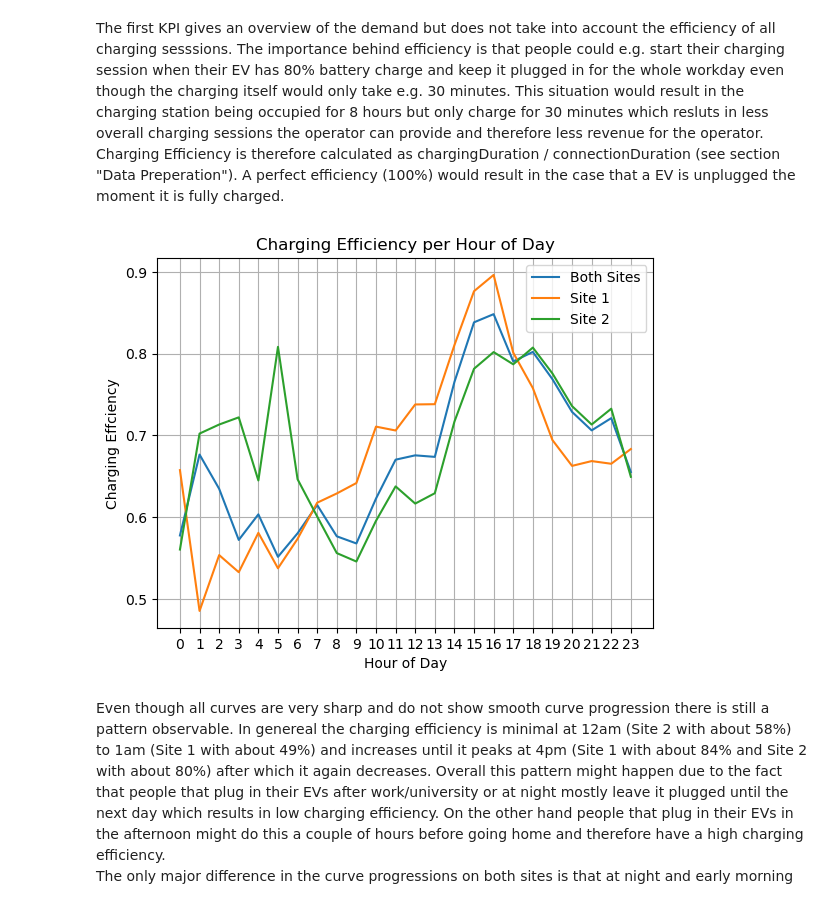
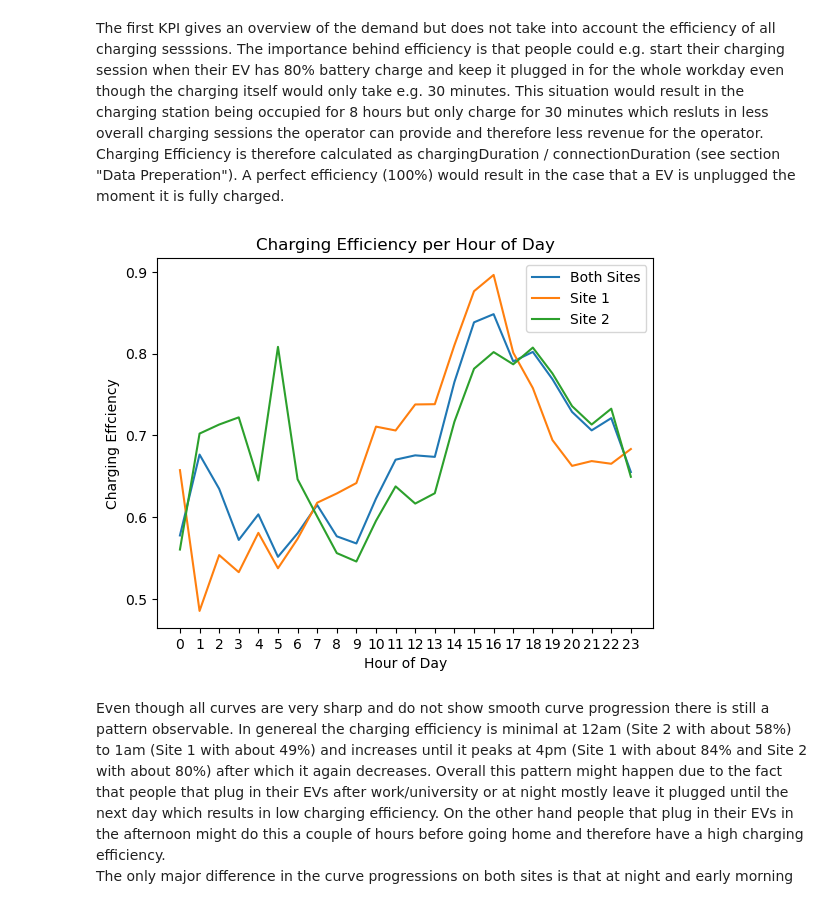
Before and after one commit to JakobJetter/AA_Project_WS2526, a Jupyter notebook: 02_Descriptive_Analytics/key_performance_indicators.ipynb, the cells around one changed output. Cells and saved outputs as stored; diff of their text form; code cells hidden in the pictures.

```diff
--- a/02_Descriptive_Analytics/key_performance_indicators.ipynb
+++ b/02_Descriptive_Analytics/key_performance_indicators.ipynb
@@ -197,22 +194,21 @@ Charging Efficiency is therefore calculated as chargingDuration / connectionDura
 # %%
 # take mean values based on time dependence
 efficiency_per_hour = charging_data_hours["chargingEfficiency"].mean()
 efficiency_per_hour_site1 = site1_hours["chargingEfficiency"].mean()
 efficiency_per_hour_site2 = site2_hours["chargingEfficiency"].mean()
 
 plt.figure()
 plt.plot(efficiency_per_hour.index, efficiency_per_hour.values, label="Both Sites")
 plt.plot(efficiency_per_hour_site1.index, efficiency_per_hour_site1.values, label="Site 1")
 plt.plot(efficiency_per_hour_site2.index, efficiency_per_hour_site2.values, label="Site 2")
 plt.xlabel("Hour of Day")
 plt.ylabel("Charging Effciency")
 plt.title("Charging Efficiency per Hour of Day")
 plt.xticks(range(24))
-plt.grid(True)
 plt.legend()
 plt.show()
 # %% [output]
-[figure, old version]
+[figure, new version]
 # %% [markdown]
 Even though all curves are very sharp and do not show smooth curve progression there is still a pattern observable. In genereal the charging efficiency is minimal at 12am (Site 2 with about 58%) to 1am (Site 1 with about 49%) and increases until it peaks at 4pm (Site 1 with about 84% and Site 2 with about 80%) after which it again decreases. Overall this pattern might happen due to the fact that people that plug in their EVs after work/university or at night mostly leave it plugged until the next day which results in low charging efficiency. On the other hand people that plug in their EVs in the afternoon might do this a couple of hours before going home and therefore have a high charging efficiency.
 The only major difference in the curve progressions on both sites is that at night and early morning while Site 1 has low charging efficiency, site 2 has high charging efficiency and peaks a second time at around 80%. This might happen since public sites can also be used by people that arrive at night and therefore have nearly empty batteries. Because of that most of the connectionTime from night to morning might be actual charging while employees in Site 1 that are working a night shift might arrive with a nearly fully charged car and proceed to plug it in for e.g. 12 hours (if they work long shifts) which results in low charging efficiency.
```
Also changed, not shown: parts of 8 cells of this notebook.
